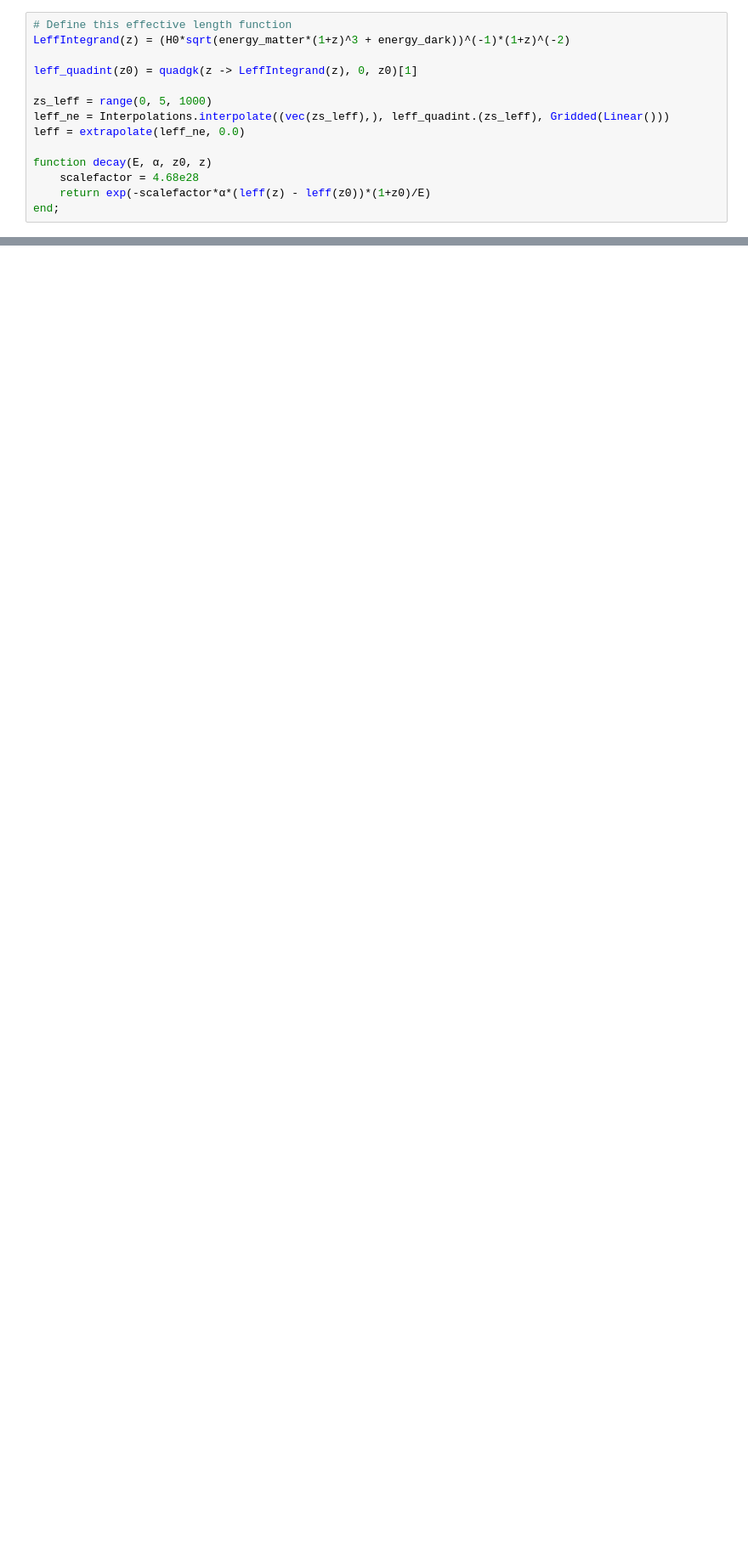
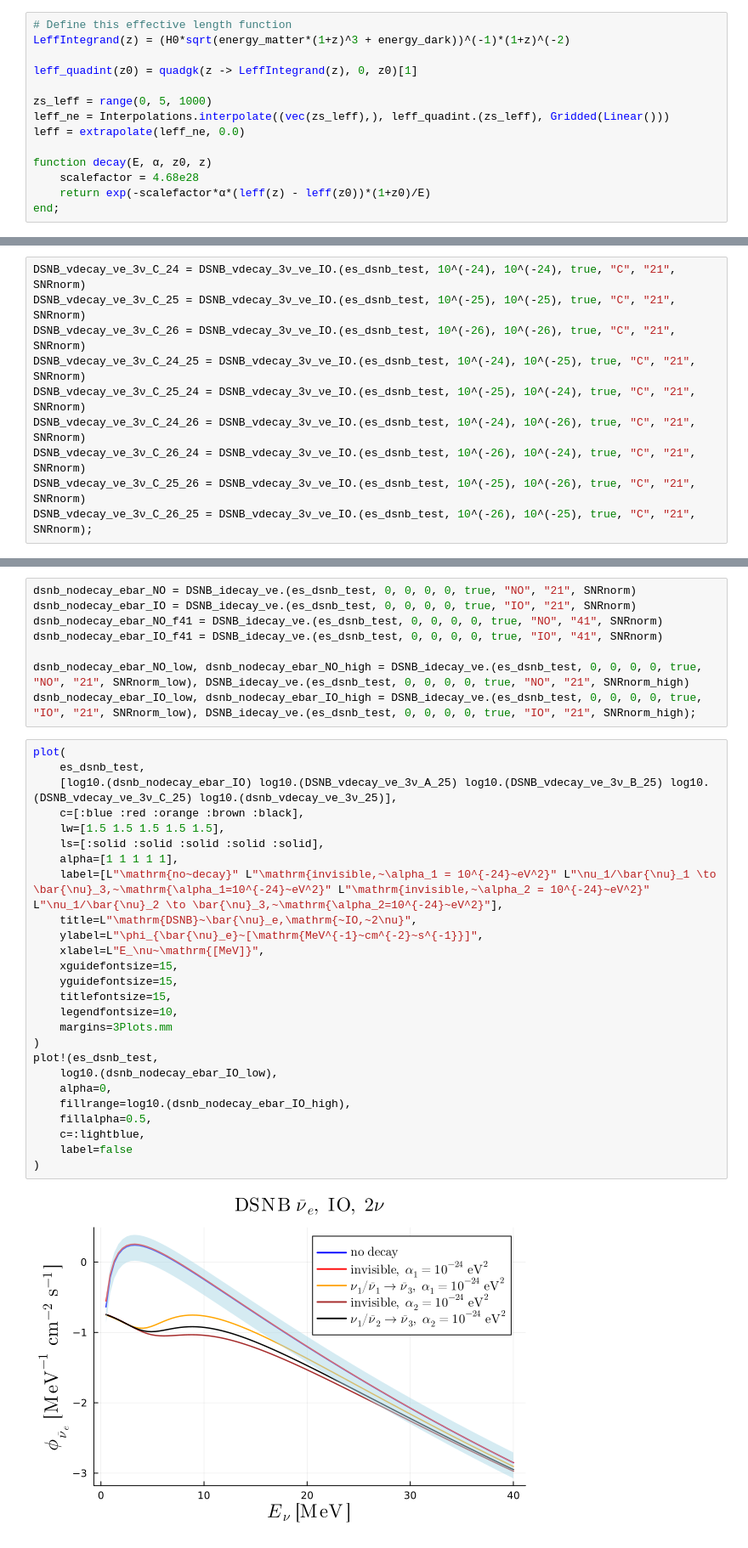
Before and after one commit to mymacd2/NBI-Summer-Research, a Jupyter notebook: dsnb_decay_621.ipynb, the cells around one changed output, grey strips where cells are left out. Shown: that part at 85% size. Drawn from its saved outputs; the diff is of its cells as text; blank space fills up the shorter version.

```diff
--- a/dsnb_decay_621.ipynb
+++ b/dsnb_decay_621.ipynb
@@ -251,0 +593,10 @@ DSNB_vdecay_1_NO (generic function with 1 method)
+# %%
+DSNB_vdecay_νe_3ν_C_24 = DSNB_vdecay_3ν_νe_IO.(es_dsnb_test, 10^(-24), 10^(-24), true, "C", "21", SNRnorm)
+DSNB_vdecay_νe_3ν_C_25 = DSNB_vdecay_3ν_νe_IO.(es_dsnb_test, 10^(-25), 10^(-25), true, "C", "21", SNRnorm)
+DSNB_vdecay_νe_3ν_C_26 = DSNB_vdecay_3ν_νe_IO.(es_dsnb_test, 10^(-26), 10^(-26), true, "C", "21", SNRnorm)
+DSNB_vdecay_νe_3ν_C_24_25 = DSNB_vdecay_3ν_νe_IO.(es_dsnb_test, 10^(-24), 10^(-25), true, "C", "21", SNRnorm)
+DSNB_vdecay_νe_3ν_C_25_24 = DSNB_vdecay_3ν_νe_IO.(es_dsnb_test, 10^(-25), 10^(-24), true, "C", "21", SNRnorm)
+DSNB_vdecay_νe_3ν_C_24_26 = DSNB_vdecay_3ν_νe_IO.(es_dsnb_test, 10^(-24), 10^(-26), true, "C", "21", SNRnorm)
+DSNB_vdecay_νe_3ν_C_26_24 = DSNB_vdecay_3ν_νe_IO.(es_dsnb_test, 10^(-26), 10^(-24), true, "C", "21", SNRnorm)
+DSNB_vdecay_νe_3ν_C_25_26 = DSNB_vdecay_3ν_νe_IO.(es_dsnb_test, 10^(-25), 10^(-26), true, "C", "21", SNRnorm)
+DSNB_vdecay_νe_3ν_C_26_25 = DSNB_vdecay_3ν_νe_IO.(es_dsnb_test, 10^(-26), 10^(-25), true, "C", "21", SNRnorm);
@@ -251,0 +701,36 @@ DSNB_vdecay_1_NO (generic function with 1 method)
+# %%
+dsnb_nodecay_ebar_NO = DSNB_idecay_νe.(es_dsnb_test, 0, 0, 0, 0, true, "NO", "21", SNRnorm)
+dsnb_nodecay_ebar_IO = DSNB_idecay_νe.(es_dsnb_test, 0, 0, 0, 0, true, "IO", "21", SNRnorm)
+dsnb_nodecay_ebar_NO_f41 = DSNB_idecay_νe.(es_dsnb_test, 0, 0, 0, 0, true, "NO", "41", SNRnorm)
+dsnb_nodecay_ebar_IO_f41 = DSNB_idecay_νe.(es_dsnb_test, 0, 0, 0, 0, true, "IO", "41", SNRnorm)
+
+dsnb_nodecay_ebar_NO_low, dsnb_nodecay_ebar_NO_high = DSNB_idecay_νe.(es_dsnb_test, 0, 0, 0, 0, true, "NO", "21", SNRnorm_low), DSNB_idecay_νe.(es_dsnb_test, 0, 0, 0, 0, true, "NO", "21", SNRnorm_high)
+dsnb_nodecay_ebar_IO_low, dsnb_nodecay_ebar_IO_high = DSNB_idecay_νe.(es_dsnb_test, 0, 0, 0, 0, true, "IO", "21", SNRnorm_low), DSNB_idecay_νe.(es_dsnb_test, 0, 0, 0, 0, true, "IO", "21", SNRnorm_high);
+# %%
+plot(
+    es_dsnb_test,
+    [log10.(dsnb_nodecay_ebar_IO) log10.(DSNB_vdecay_νe_3ν_A_25) log10.(DSNB_vdecay_νe_3ν_B_25) log10.(DSNB_vdecay_νe_3ν_C_25) log10.(dsnb_vdecay_νe_3ν_25)],
+    c=[:blue :red :orange :brown :black],
+    lw=[1.5 1.5 1.5 1.5 1.5],
+    ls=[:solid :solid :solid :solid :solid],
+    alpha=[1 1 1 1 1],
+    label=[L"\mathrm{no~decay}" L"\mathrm{invisible,~\alpha_1 = 10^{-24}~eV^2}" L"\nu_1/\bar{\nu}_1 \to \bar{\nu}_3,~\mathrm{\alpha_1=10^{-24}~eV^2}" L"\mathrm{invisible,~\alpha_2 = 10^{-24}~eV^2}" L"\nu_1/\bar{\nu}_2 \to \bar{\nu}_3,~\mathrm{\alpha_2=10^{-24}~eV^2}"],
+    title=L"\mathrm{DSNB}~\bar{\nu}_e,\mathrm{~IO,~2\nu}",
+    ylabel=L"\phi_{\bar{\nu}_e}~[\mathrm{MeV^{-1}~cm^{-2}~s^{-1}}]",
+    xlabel=L"E_\nu~\mathrm{[MeV]}",
+    xguidefontsize=15,
+    yguidefontsize=15,
+    titlefontsize=15,
+    legendfontsize=10,
+    margins=3Plots.mm
+)
+plot!(es_dsnb_test,
+    log10.(dsnb_nodecay_ebar_IO_low),
+    alpha=0,
+    fillrange=log10.(dsnb_nodecay_ebar_IO_high),
+    fillalpha=0.5,
+    c=:lightblue,
+    label=false
+)
+# %% [output]
+[figure, added]
```
Also changed, not shown: parts of 32 cells of this notebook, 15 other files.
